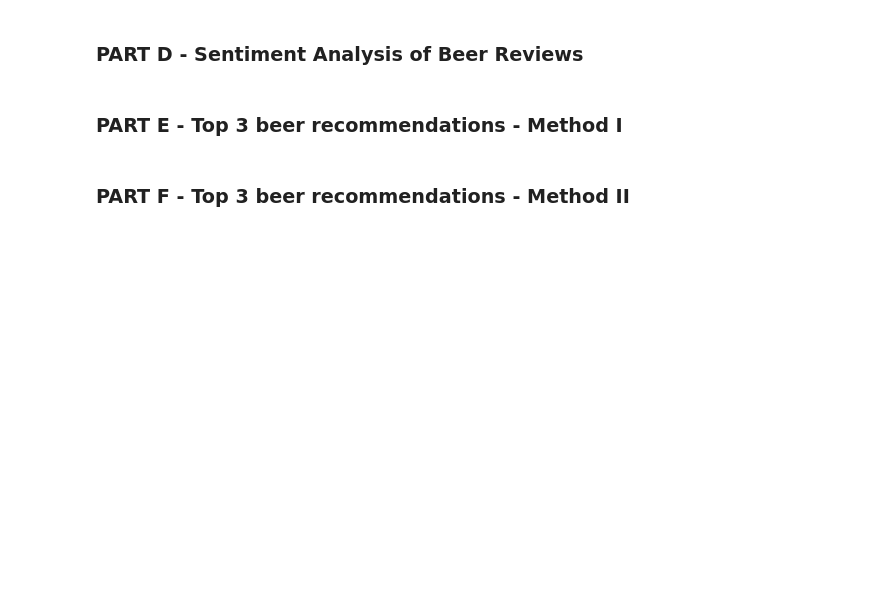
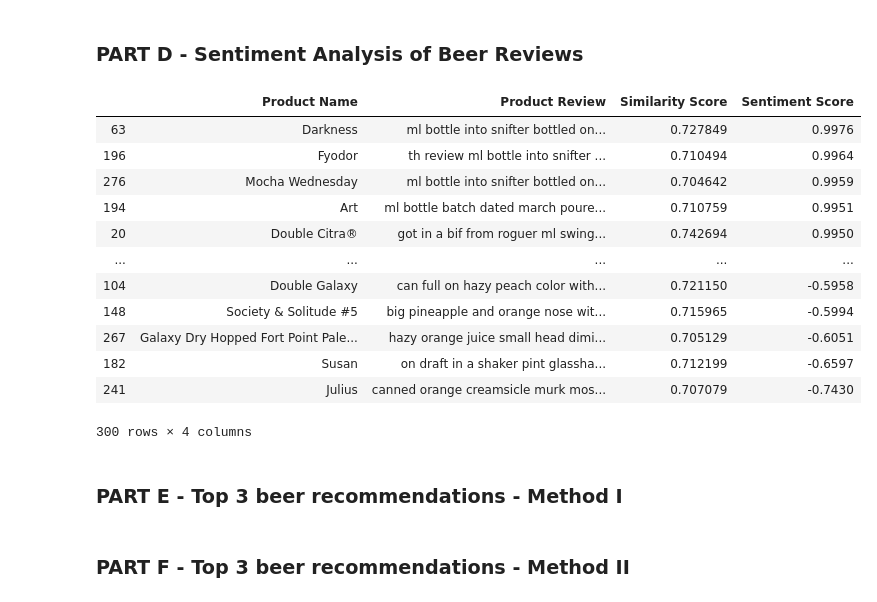
Before and after one commit to prajvalgupta/ugca-fall, a Jupyter notebook: Assignment 3/UGCA_Task3.ipynb, the cells around one changed output. Cells and saved outputs as stored; diff of their text form; code cells hidden in the pictures; blank space fills up the shorter version.

```diff
--- a/Assignment 3/UGCA_Task3.ipynb
+++ b/Assignment 3/UGCA_Task3.ipynb
@@ -353,0 +357,9 @@ beer_attribute_top3_list.to_csv("user_beer_attributes.csv",index=False, header="
+# %%
+nlp = en_core_web_lg.load()
+# %%
+listToStr = ' '.join([str(elem) for elem in attribute_list["Attribute"]])
+doc1 = nlp(listToStr)
+
+for i in range(len(df["Clean Product Review"])):
+    doc2 = nlp(df["Clean Product Review"][i])
+    df.loc[i,"Similarity Score"] = doc1.similarity(doc2)
@@ -353,0 +371,3 @@ beer_attribute_top3_list.to_csv("user_beer_attributes.csv",index=False, header="
+# %%
+top_300_reviews = pd.read_excel(r'Beer_Attribute_Review_Similarity.xlsx',nrows=300)
+top_300_reviews
@@ -354,5 +388,34 @@ beer_attribute_top3_list.to_csv("user_beer_attributes.csv",index=False, header="
 # %% [markdown]
 ### PART D - Sentiment Analysis of Beer Reviews
+# %%
+# pip install vaderSentiment
+
+from vaderSentiment.vaderSentiment import SentimentIntensityAnalyzer
+analyser = SentimentIntensityAnalyzer()
+
+def sentiment_analyzer_scores(sentence):
+    score = analyser.polarity_scores(sentence)
+    return score
+# %%
+for i in range(len(top_300_reviews["Product Review"])):
+    top_300_reviews.loc[i,"Sentiment Score"] = sentiment_analyzer_scores(top_300_reviews["Product Review"][i])['compound']
+    top_300_reviews = top_300_reviews.sort_values(by='Sentiment Score', ascending=False)
+
+top_300_reviews
+# %% [output]
+|  | Product Name | Product Review | Similarity Score | Sentiment Score |
+| 63 | Darkness | ml bottle into snifter bottled on... | 0.727849 | 0.9976 |
+| 196 | Fyodor | th review ml bottle into snifter ... | 0.710494 | 0.9964 |
+| 276 | Mocha Wednesday | ml bottle into snifter bottled on... | 0.704642 | 0.9959 |
+| 194 | Art | ml bottle batch dated march poure... | 0.710759 | 0.9951 |
+| 20 | Double Citra® | got in a bif from roguer ml swing... | 0.742694 | 0.9950 |
+| ... | ... | ... | ... | ... |
+| 104 | Double Galaxy | can full on hazy peach color with... | 0.721150 | -0.5958 |
+| 148 | Society & Solitude #5 | big pineapple and orange nose wit... | 0.715965 | -0.5994 |
+| 267 | Galaxy Dry Hopped Fort Point Pale... | hazy orange juice small head dimi... | 0.705129 | -0.6051 |
+| 182 | Susan | on draft in a shaker pint glassha... | 0.712199 | -0.6597 |
+| 241 | Julius | canned orange creamsicle murk mos... | 0.707079 | -0.7430 |
+300 rows × 4 columns
 # %% [markdown]
 ### PART E - Top 3 beer recommendations - Method I
 # %% [markdown]
```
Also changed, not shown: parts of 6 cells of this notebook, 1 other file.
